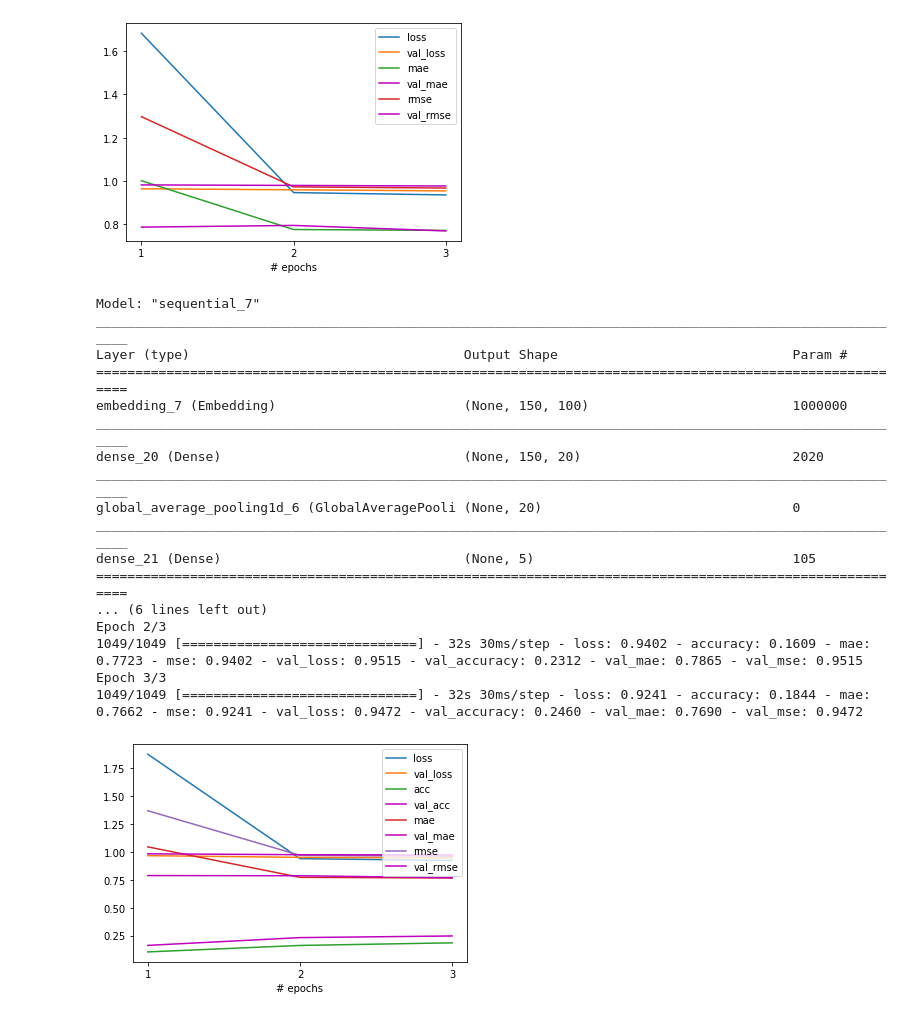
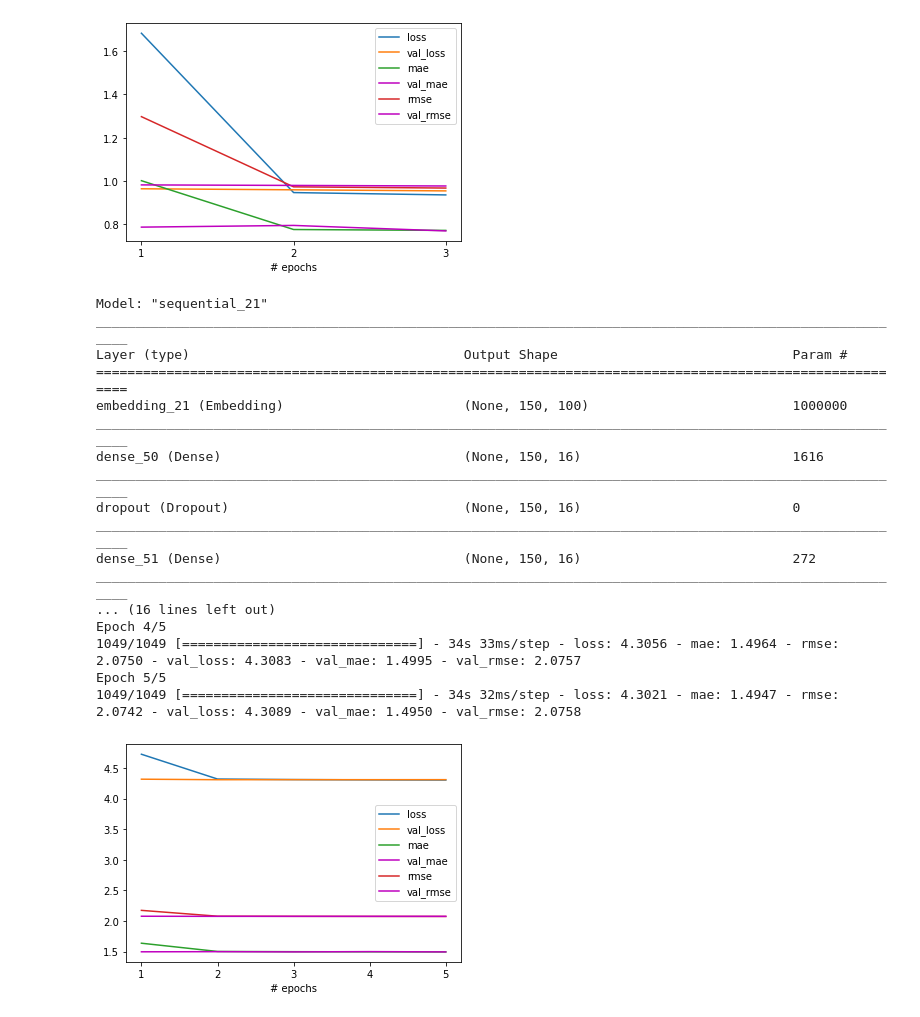
Before and after one commit to FishWith7sMemory/MAST30034-ADS-GroupProj, a Jupyter notebook: NLP.ipynb, the cells around one changed output. Drawn from its saved outputs; the diff is of its cells as text; code cells hidden in the pictures.

```diff
--- a/NLP.ipynb
+++ b/NLP.ipynb
@@ -36,7 +37,7 @@ df_train, df_test, y_train, y_test = train_test_split(X, y, test_size=0.33, rand
 # %% [markdown]
 ## Word Embedding
 # %%
-MAX_VOCAB_SIZE = 10000
+MAX_VOCAB_SIZE = 20000
 tokenizer = Tokenizer(num_words=MAX_VOCAB_SIZE)
 tokenizer.fit_on_texts(df_train)
 sequences_train = tokenizer.texts_to_sequences(df_train)
@@ -61,7 +62,7 @@ Shape of data test tensor: (132267, 150)
 # %% [markdown]
 ## Modelling
 # %%
-def fit_model(model, epochs=3, batch_size=256, loss='mse', optimizer='adam', metrics=['accuracy', 'mae', 'mse']):
+def fit_model(model, epochs=3, batch_size=256, loss='mse', optimizer='adam', metrics=['mae', RootMeanSquaredError('rmse')]):
     model.compile(loss=loss, optimizer=optimizer, metrics=metrics)
     r = model.fit(X_train, y_train, epochs=epochs, batch_size=batch_size, validation_data=(X_test, y_test))
     plot(r)
@@ -73,12 +74,10 @@ def plot(r):
     plt.xticks(np.arange(length), np.arange(1, length+1))
     plt.plot(r.history['loss'], label='loss')
     plt.plot(r.history['val_loss'], label='val_loss')
-    plt.plot(r.history['accuracy'], label='acc')
-    plt.plot(r.history['val_accuracy'], 'm', label='val_acc')
     plt.plot(r.history['mae'], label='mae')
     plt.plot(r.history['val_mae'], 'm', label='val_mae')
-    plt.plot(tf.math.sqrt(r.history['mse']), label='rmse')
-    plt.plot(tf.math.sqrt(r.history['val_mse']), 'm', label='val_rmse')
+    plt.plot(r.history['rmse'], label='rmse')
+    plt.plot(r.history['val_rmse'], 'm', label='val_rmse')
     plt.legend()
 
 
@@ -88,10 +87,12 @@ def create_model():
     model = Sequential()
     model.add(Input(shape=(T,)))
     model.add(Embedding(num_words, D))
-#     model.add(Dense(20, kernel_initializer='he_uniform', activation='relu'))
-    model.add(Dense(20, kernel_initializer='he_uniform',activation='relu'))
+    model.add(Dense(16, activation='relu'))
+    model.add(Dropout(0.2))
+    model.add(Dense(16, activation='relu'))
+    model.add(Dropout(0.2))
     model.add(GlobalAveragePooling1D())
-    model.add(Dense(5))
+    model.add(Dense(5, activation='relu'))
     model.summary(105)
     return model
 # %%
@@ -105,23 +106,23 @@ Epoch 3/3
 1049/1049 [==============================] - 16s 15ms/step - loss: 0.9355 - mae: 0.7714 - mse: 0.9355 - val_loss: 0.9541 - val_mae: 0.7690 - val_mse: 0.9541
 [figure]
 # %%
-m1, r1 = fit_model(create_model(), loss='mse')
+m1, r1 = fit_model(create_model(), epochs=5)
 # %% [output]
-Model: "sequential_7"
+Model: "sequential_21"
 _________________________________________________________________________________________________________
 Layer (type)                                   Output Shape                              Param #
 =========================================================================================================
-embedding_7 (Embedding)                        (None, 150, 100)                          1000000
+embedding_21 (Embedding)                       (None, 150, 100)                          1000000
 _________________________________________________________________________________________________________
-dense_20 (Dense)                               (None, 150, 20)                           2020
+dense_50 (Dense)                               (None, 150, 16)                           1616
 _________________________________________________________________________________________________________
-global_average_pooling1d_6 (GlobalAveragePooli (None, 20)                                0
+dropout (Dropout)                              (None, 150, 16)                           0
 _________________________________________________________________________________________________________
-dense_21 (Dense)                               (None, 5)                                 105
-=========================================================================================================
-... (6 lines left out)
-Epoch 2/3
-1049/1049 [==============================] - 32s 30ms/step - loss: 0.9402 - accuracy: 0.1609 - mae: 0.7723 - mse: 0.9402 - val_loss: 0.9515 - val_accuracy: 0.2312 - val_mae: 0.7865 - val_mse: 0.9515
-Epoch 3/3
-1049/1049 [==============================] - 32s 30ms/step - loss: 0.9241 - accuracy: 0.1844 - mae: 0.7662 - mse: 0.9241 - val_loss: 0.9472 - val_accuracy: 0.2460 - val_mae: 0.7690 - val_mse: 0.9472
+dense_51 (Dense)                               (None, 150, 16)                           272
+_________________________________________________________________________________________________________
+... (16 lines left out)
+Epoch 4/5
+1049/1049 [==============================] - 34s 33ms/step - loss: 4.3056 - mae: 1.4964 - rmse: 2.0750 - val_loss: 4.3083 - val_mae: 1.4995 - val_rmse: 2.0757
+Epoch 5/5
+1049/1049 [==============================] - 34s 32ms/step - loss: 4.3021 - mae: 1.4947 - rmse: 2.0742 - val_loss: 4.3089 - val_mae: 1.4950 - val_rmse: 2.0758
-[figure, old version]
+[figure, new version]
```
Also changed, not shown: parts of 7 cells of this notebook.
